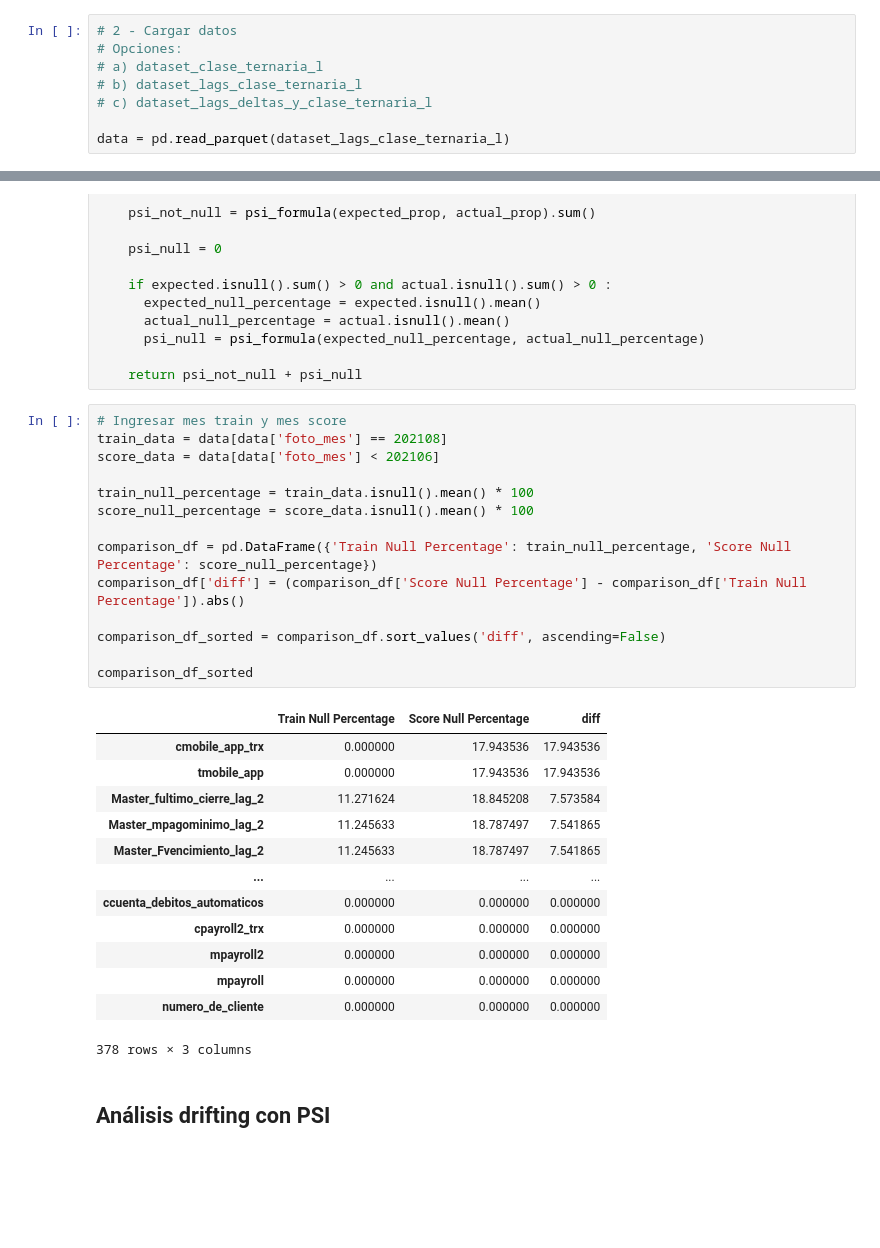
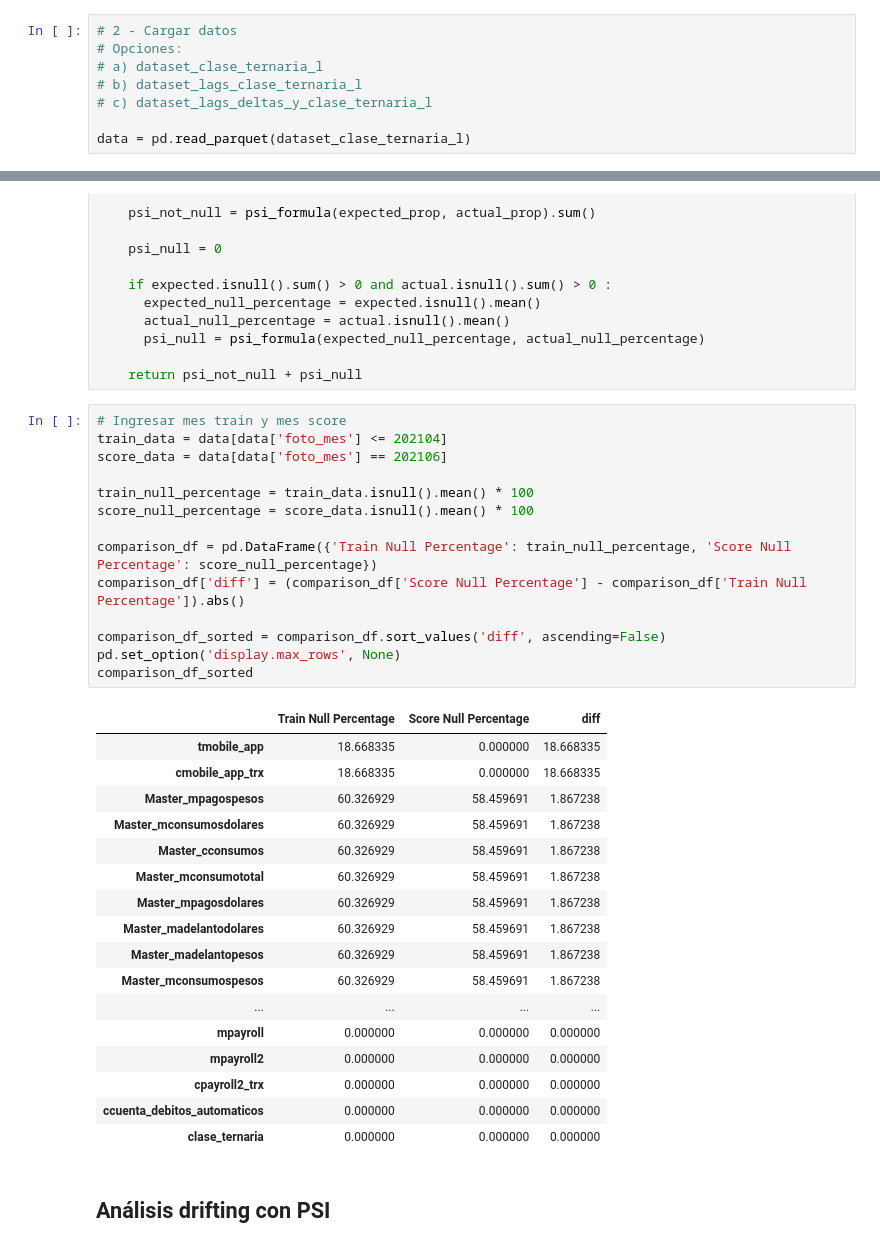
Before and after one commit to N-Alba-DS/dmeyf2024, a Jupyter notebook: Modelos/main_scripts/Modelo_2_drifting.ipynb, the cells around one changed output, grey strips where cells are left out. Cells and saved outputs as stored; diff of their text form; blank space fills up the shorter version.

```diff
--- a/Modelos/main_scripts/Modelo_2_drifting.ipynb
+++ b/Modelos/main_scripts/Modelo_2_drifting.ipynb
@@ -20,7 +69,7 @@ The sql extension is already loaded. To reload it, use:
 # b) dataset_lags_clase_ternaria_l
 # c) dataset_lags_deltas_y_clase_ternaria_l
 
-data = pd.read_parquet(dataset_lags_clase_ternaria_l)
+data = pd.read_parquet(dataset_clase_ternaria_l)
 # %% [markdown]
 ## Valores null por variable
 # %%
@@ -56,32 +105,36 @@ def psi(expected, actual, buckets=10):
     return psi_not_null + psi_null
 # %%
 # Ingresar mes train y mes score
-train_data = data[data['foto_mes'] == 202108]
-score_data = data[data['foto_mes'] < 202106]
+train_data = data[data['foto_mes'] <= 202104]
+score_data = data[data['foto_mes'] == 202106]
 
 train_null_percentage = train_data.isnull().mean() * 100
 score_null_percentage = score_data.isnull().mean() * 100
 
 comparison_df = pd.DataFrame({'Train Null Percentage': train_null_percentage, 'Score Null Percentage': score_null_percentage})
 comparison_df['diff'] = (comparison_df['Score Null Percentage'] - comparison_df['Train Null Percentage']).abs()
 
 comparison_df_sorted = comparison_df.sort_values('diff', ascending=False)
-
+pd.set_option('display.max_rows', None)
 comparison_df_sorted
 # %% [output]
 |  | Train Null Percentage | Score Null Percentage | diff |
-| cmobile_app_trx | 0.000000 | 17.943536 | 17.943536 |
-| tmobile_app | 0.000000 | 17.943536 | 17.943536 |
-| Master_fultimo_cierre_lag_2 | 11.271624 | 18.845208 | 7.573584 |
-| Master_mpagominimo_lag_2 | 11.245633 | 18.787497 | 7.541865 |
-| Master_Fvencimiento_lag_2 | 11.245633 | 18.787497 | 7.541865 |
+| tmobile_app | 18.668335 | 0.000000 | 18.668335 |
+| cmobile_app_trx | 18.668335 | 0.000000 | 18.668335 |
+| Master_mpagospesos | 60.326929 | 58.459691 | 1.867238 |
+| Master_mconsumosdolares | 60.326929 | 58.459691 | 1.867238 |
+| Master_cconsumos | 60.326929 | 58.459691 | 1.867238 |
+| Master_mconsumototal | 60.326929 | 58.459691 | 1.867238 |
+| Master_mpagosdolares | 60.326929 | 58.459691 | 1.867238 |
+| Master_madelantodolares | 60.326929 | 58.459691 | 1.867238 |
+| Master_madelantopesos | 60.326929 | 58.459691 | 1.867238 |
+| Master_mconsumospesos | 60.326929 | 58.459691 | 1.867238 |
 | ... | ... | ... | ... |
+| mpayroll | 0.000000 | 0.000000 | 0.000000 |
+| mpayroll2 | 0.000000 | 0.000000 | 0.000000 |
+| cpayroll2_trx | 0.000000 | 0.000000 | 0.000000 |
 | ccuenta_debitos_automaticos | 0.000000 | 0.000000 | 0.000000 |
-| cpayroll2_trx | 0.000000 | 0.000000 | 0.000000 |
-| mpayroll2 | 0.000000 | 0.000000 | 0.000000 |
-| mpayroll | 0.000000 | 0.000000 | 0.000000 |
-| numero_de_cliente | 0.000000 | 0.000000 | 0.000000 |
+| clase_ternaria | 0.000000 | 0.000000 | 0.000000 |
-378 rows × 3 columns
 # %% [markdown]
 ## Análisis drifting con PSI
 # %%
```
Also changed, not shown: parts of 14 cells of this notebook, 2 other files.
